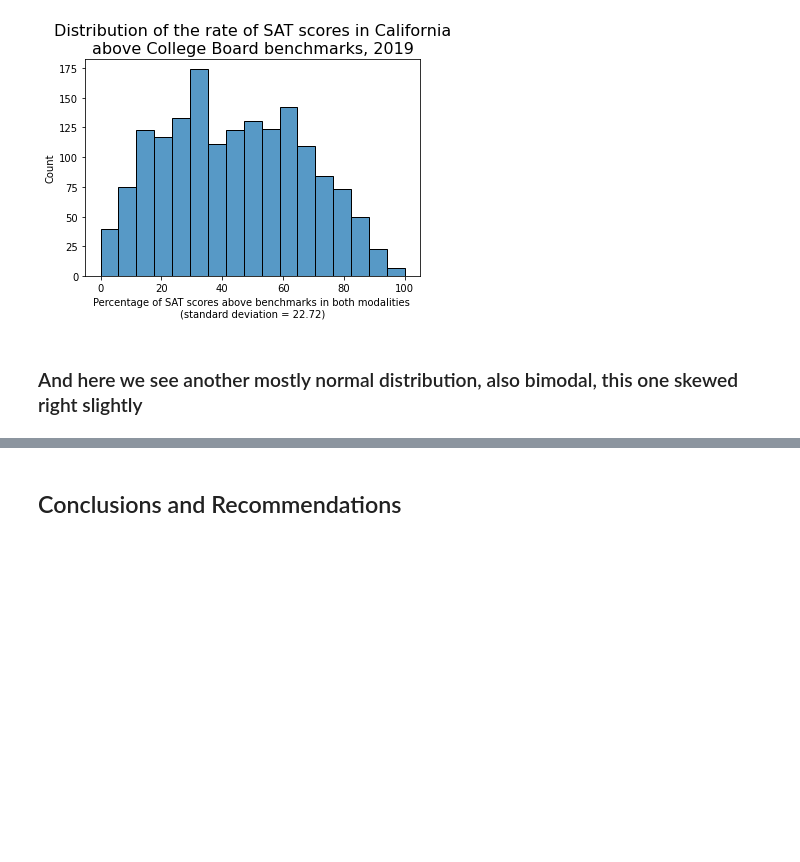
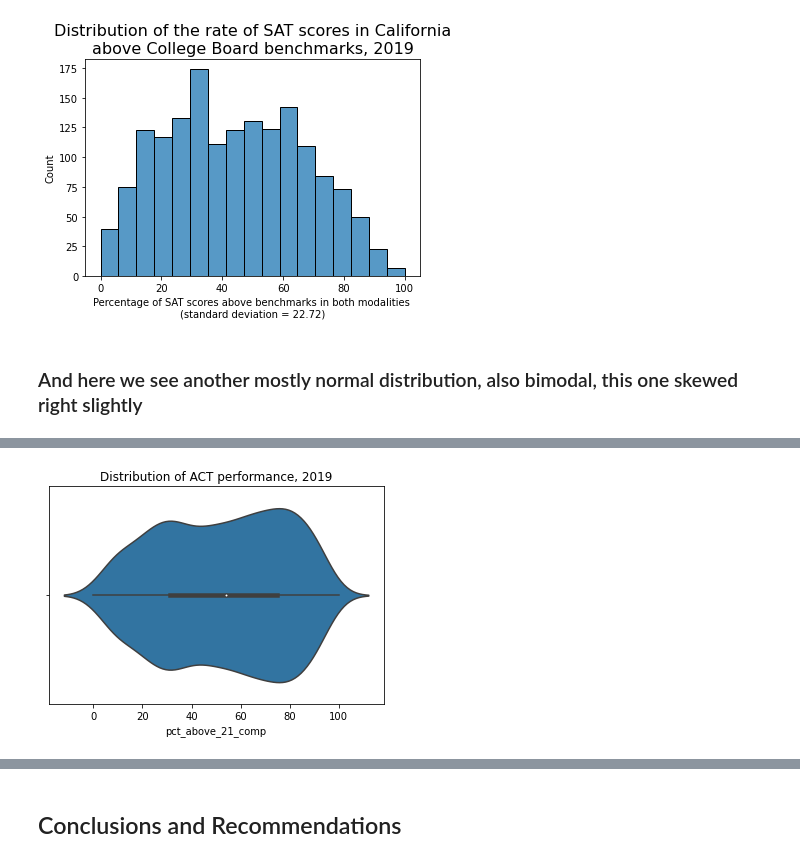
Before and after one commit to c24thomas/cali_act, a Jupyter notebook: code/project-1-take-2.ipynb, the cells around one changed output, grey strips where cells are left out. Cells and saved outputs as stored; diff of their text form; code cells hidden in the pictures; blank space fills up the shorter version.

```diff
--- a/code/project-1-take-2.ipynb
+++ b/code/project-1-take-2.ipynb
@@ -877,0 +927,5 @@ plt.xlabel(f'''Percentage of SAT scores above benchmarks in both modalities
+# %%
+sns.violinplot(data=df, x='pct_above_21_comp');
+plt.title('Distribution of ACT performance, 2019');
+# %% [output]
+[figure, added]
```
Also changed, not shown: parts of 25 cells of this notebook.
